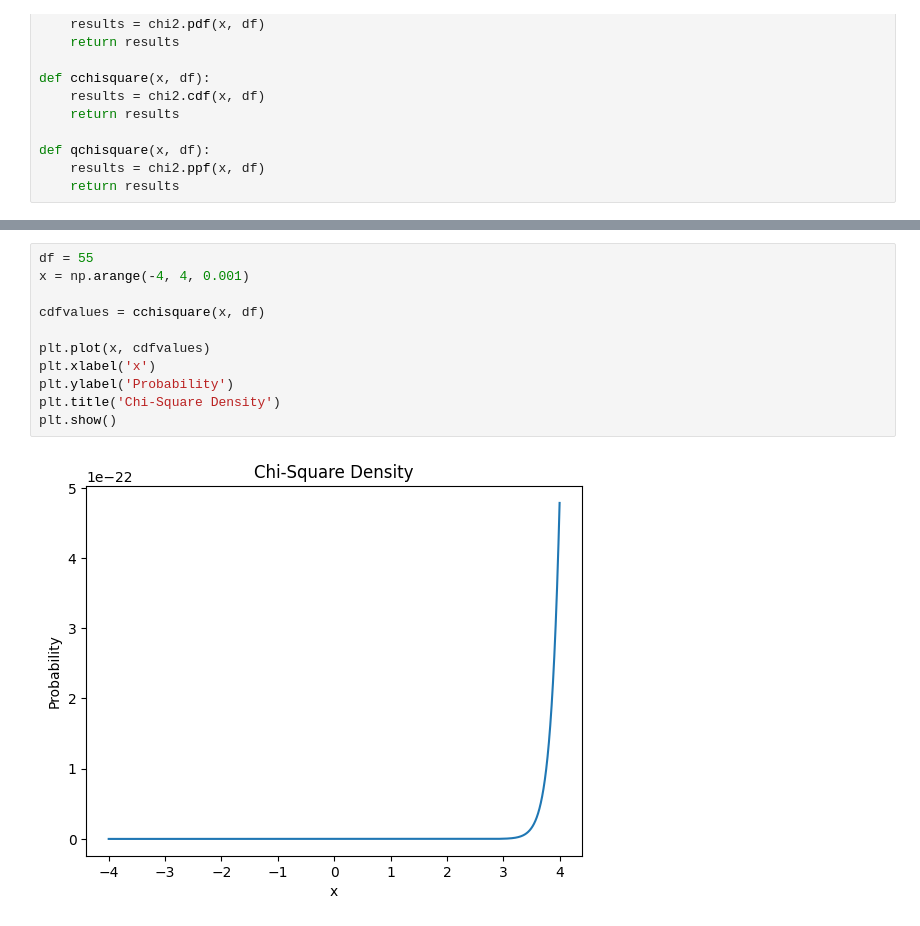
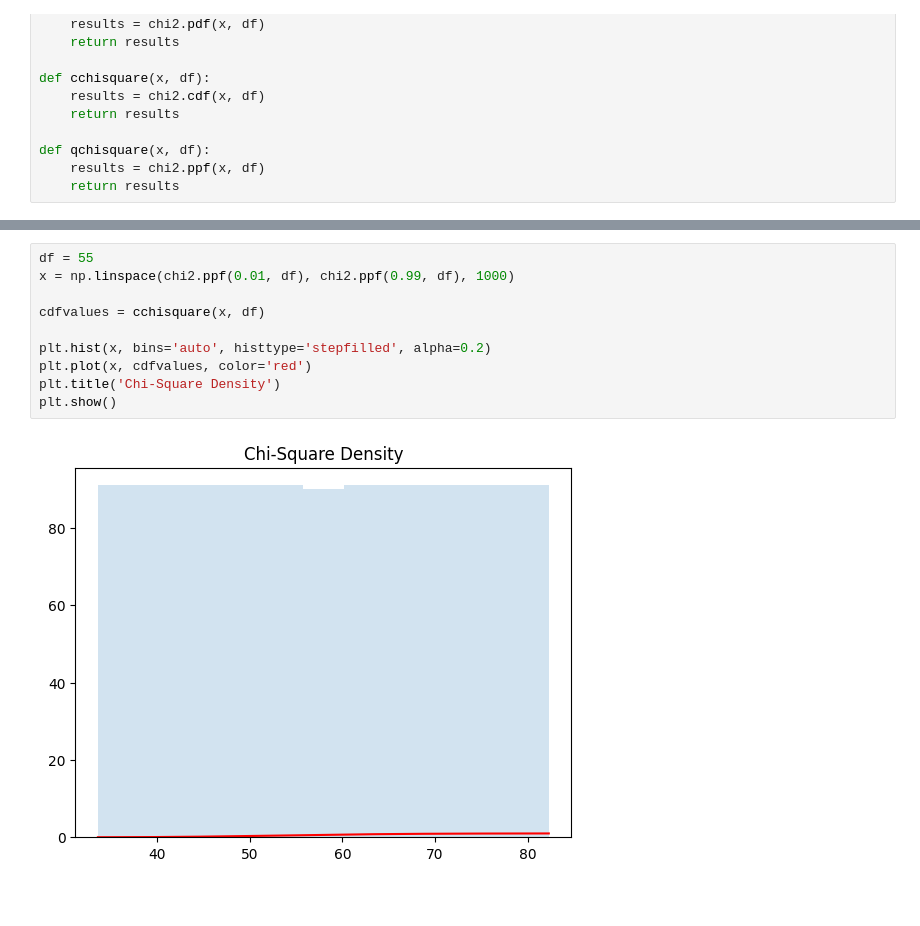
Before and after one commit to athousanddetails/chi-square-distribution, a Jupyter notebook: notebooks/chi-square-distribution.ipynb, the cells around one changed output, grey strips where cells are left out. Saved outputs shown, nothing was run; the diff lists cells and outputs as text; blank space fills up the shorter version.

Commit message:
updated the plots

```diff
--- a/notebooks/chi-square-distribution.ipynb
+++ b/notebooks/chi-square-distribution.ipynb
@@ -63,13 +66,12 @@ plt.show()
 # %%
 df = 55
-x = np.arange(-4, 4, 0.001)
+x = np.linspace(chi2.ppf(0.01, df), chi2.ppf(0.99, df), 1000)
 
 cdfvalues = cchisquare(x, df)
 
-plt.plot(x, cdfvalues)
-plt.xlabel('x')
-plt.ylabel('Probability')
+plt.hist(x, bins='auto', histtype='stepfilled', alpha=0.2)
+plt.plot(x, cdfvalues, color='red')
 plt.title('Chi-Square Density')
 plt.show()
 # %% [output]
-[figure, old version]
+[figure, new version]
```
Also changed, not shown: parts of 3 cells of this notebook.
